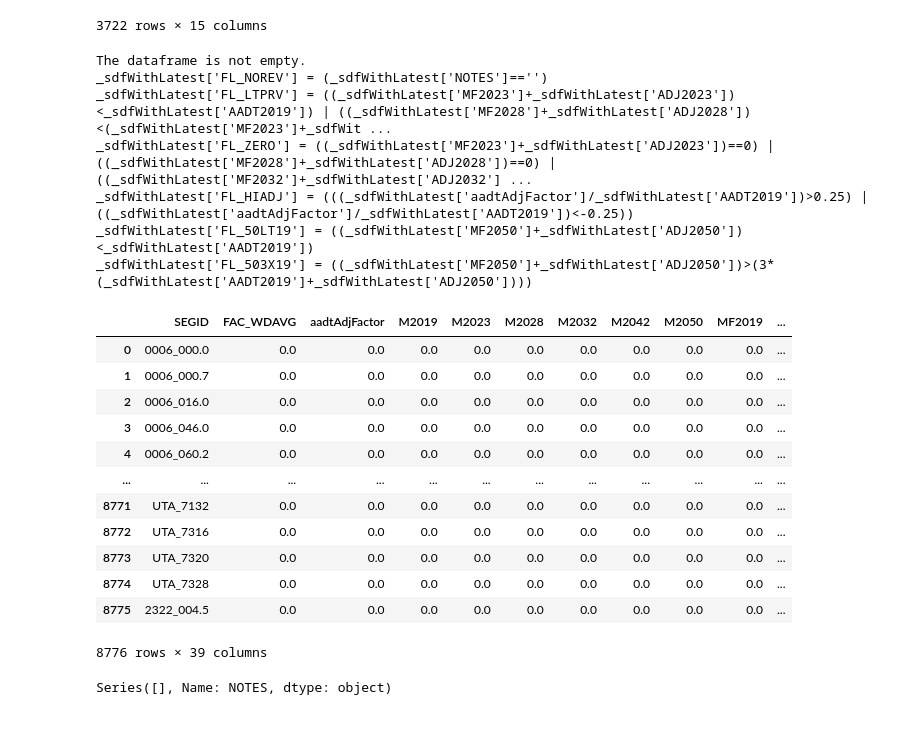
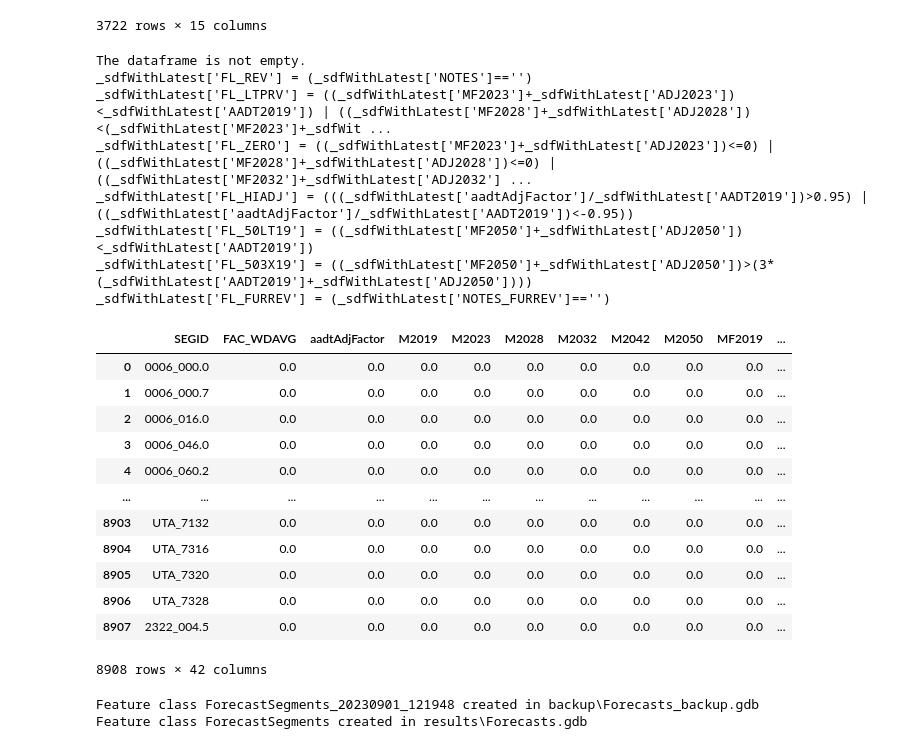
Before and after one commit to WFRCAnalytics/Traffic-Volume-Forecasts, a Jupyter notebook: 4-Prepare-Forecast-App-Data.ipynb, the cells around one changed output. Saved outputs shown, nothing was run; the diff lists cells and outputs as text; code cells hidden in the pictures.

Commit message:
Add more flags and start flag options in app

```diff
--- a/4-Prepare-Forecast-App-Data.ipynb
+++ b/4-Prepare-Forecast-App-Data.ipynb
@@ -4,6 +4,8 @@ from arcgis import GIS
 gis = GIS()
 import requests
 from datetime import datetime
+import arcpy
 
-bExportFeatureClass = False # export feature class
-bClearFlags = True # will clear all flag fields from backup
+bRedownloadLatest = False # will download feature class from agol, otherwise will use last download
+bExportFeatureClass = True # export feature class
+bClearFlags = False # will clear all flag fields from backup
@@ -183,14 +196,17 @@ if sorted_files:
     # Load the most recent backup into a dataframe
     dfLatest = pd.read_csv(latest_file)
 
+    print(f"Loaded {latest_file} into a DataFrame")
+
     if bClearFlags:
         # Specify columns to delete
-        columns_to_delete = [col for col in df.columns if col.startswith('FL_') or col.startswith('OV_')]
+        columns_to_delete = [col for col in dfLatest.columns if col.startswith('FL_') or col.startswith('OV_')]
 
         # Remove the specified columns from df_filtered
         dfLatest.drop(columns_to_delete, axis=1, inplace=True)
 
-    print(f"Loaded {latest_file} into a DataFrame")
+        print(f"Dropped FL_ and OV_ columns")
+
 else:
     dfLatest = pd.DataFrame()
     print("No backup files found in the directory.")
@@ -270,7 +287,9 @@ _sdf['ADJ2028'] = 0
 _sdf['ADJ2032'] = 0
 _sdf['ADJ2042'] = 0
 _sdf['ADJ2050'] = 0
+_sdf['ADJHIST'] = 0
 _sdf['NOTES'] = ""
+_sdf['NOTES_FURREV'] = ""
 
 # replace with latest file
 if dfLatest.empty:
@@ -278,8 +297,8 @@ if dfLatest.empty:
 else:
     print("The dataframe is not empty.")
 
-    # Specify columns to include
-    columns_to_include = [col for col in dfLatest.columns if col.startswith('ADJ') or col.startswith('FL_') or col.startswith('OV_') or col == 'SEGID' or col == 'NOTES']
+    # Specify columns to include from latest download (FLAGS WILL NOT BE INCLUDED WHEN FILTERED PRIOR TO THIS STEP)
+    columns_to_include = [col for col in dfLatest.columns if col.startswith('ADJ') or col.startswith('FL_') or col.startswith('OV_') or col == 'SEGID' or col == 'NOTES' or col == 'NOTES_FURREV']
 
     # Filter df_filtered to only have the specified columns
     dfLatest_filtered = dfLatest[columns_to_include]
@@ -295,58 +314,57 @@ else:
     _sdfWithLatest['NOTES'].fillna('0', inplace=True)
     _sdfWithLatest['NOTES'] = _sdfWithLatest['NOTES'].astype(str)
     _sdfWithLatest.loc[(_sdfWithLatest['NOTES']=='0'), 'NOTES'] = ''
 
+    _sdfWithLatest['NOTES_FURREV'].fillna('0', inplace=True)
+    _sdfWithLatest['NOTES_FURREV'] = _sdfWithLatest['NOTES_FURREV'].astype(str)
+    _sdfWithLatest.loc[(_sdfWithLatest['NOTES_FURREV']=='0'), 'NOTES_FURREV'] = ''
+
 # add flag columns
 # Loop through the rows of 'dfFlags'
 for index, row in dfFlags.iterrows():
     # Get the flag name from the 'flagName' column
     flag_name = row['flagName']
-    recalc = row['flagRecalc']
 
-    if recalc == True:
-        # Get the flag criteria from the 'flagCriteria' column (if needed)
-        flag_criteria = row['flagCriteria']
+    # Get the flag criteria from the 'flagCriteria' column (if needed)
+    flag_criteria = row['flagCriteria']
 
-        # Add a new column to 'dfSegs' with the flag name and set it equal to evaluated criteria, prepare criteria string with replace
-        expression = "_sdfWithLatest['" + flag_name + "'] = " + flag_criteria.replace("[", "_sdfWithLatest['").replace("]", "']")
-        print(expression)
+    # Add a new column to 'dfSegs' with the flag name and set it equal to evaluated criteria, prepare criteria string with replace
+    expression = "_sdfWithLatest['" + flag_name + "'] = " + flag_criteria.replace("[", "_sdfWithLatest['").replace("]", "']")
+    print(expression)
 
-        # execute expression!
-        exec(expression)
-        #print(result)  # Output will be 11
+    # execute expression!
+    exec(expression)
+    #print(result)  # Output will be 11
 
-        # add override column
-        _sdfWithLatest[flag_name.replace('FL_', 'OV_')] = 0
+    # add override column
+    _sdfWithLatest[flag_name.replace('FL_', 'OV_')] = 0
 
 _sdfWithLatest.fillna(0,inplace=True)
 
 sdfSegmentsWData = _sdfWithLatest
 sdfSegmentsWData
 # %% [output]
 The dataframe is not empty.
-_sdfWithLatest['FL_NOREV'] = (_sdfWithLatest['NOTES']=='')
+_sdfWithLatest['FL_REV'] = (_sdfWithLatest['NOTES']=='')
 _sdfWithLatest['FL_LTPRV'] = ((_sdfWithLatest['MF2023']+_sdfWithLatest['ADJ2023'])<_sdfWithLatest['AADT2019']) | ((_sdfWithLatest['MF2028']+_sdfWithLatest['ADJ2028'])<(_sdfWithLatest['MF2023']+_sdfWit ...
-_sdfWithLatest['FL_ZERO'] = ((_sdfWithLatest['MF2023']+_sdfWithLatest['ADJ2023'])==0) | ((_sdfWithLatest['MF2028']+_sdfWithLatest['ADJ2028'])==0) | ((_sdfWithLatest['MF2032']+_sdfWithLatest['ADJ2032'] ...
-_sdfWithLatest['FL_HIADJ'] = (((_sdfWithLatest['aadtAdjFactor']/_sdfWithLatest['AADT2019'])>0.25) | ((_sdfWithLatest['aadtAdjFactor']/_sdfWithLatest['AADT2019'])<-0.25))
+_sdfWithLatest['FL_ZERO'] = ((_sdfWithLatest['MF2023']+_sdfWithLatest['ADJ2023'])<=0) | ((_sdfWithLatest['MF2028']+_sdfWithLatest['ADJ2028'])<=0) | ((_sdfWithLatest['MF2032']+_sdfWithLatest['ADJ2032'] ...
+_sdfWithLatest['FL_HIADJ'] = (((_sdfWithLatest['aadtAdjFactor']/_sdfWithLatest['AADT2019'])>0.95) | ((_sdfWithLatest['aadtAdjFactor']/_sdfWithLatest['AADT2019'])<-0.95))
 _sdfWithLatest['FL_50LT19'] = ((_sdfWithLatest['MF2050']+_sdfWithLatest['ADJ2050'])<_sdfWithLatest['AADT2019'])
 _sdfWithLatest['FL_503X19'] = ((_sdfWithLatest['MF2050']+_sdfWithLatest['ADJ2050'])>(3*(_sdfWithLatest['AADT2019']+_sdfWithLatest['ADJ2050'])))
+_sdfWithLatest['FL_FURREV'] = (_sdfWithLatest['NOTES_FURREV']=='')
 |  | SEGID | FAC_WDAVG | aadtAdjFactor | M2019 | M2023 | M2028 | M2032 | M2042 | M2050 | MF2019 | ... |
 | 0 | 0006_000.0 | 0.0 | 0.0 | 0.0 | 0.0 | 0.0 | 0.0 | 0.0 | 0.0 | 0.0 | ... |
 | 1 | 0006_000.7 | 0.0 | 0.0 | 0.0 | 0.0 | 0.0 | 0.0 | 0.0 | 0.0 | 0.0 | ... |
 | 2 | 0006_016.0 | 0.0 | 0.0 | 0.0 | 0.0 | 0.0 | 0.0 | 0.0 | 0.0 | 0.0 | ... |
 | 3 | 0006_046.0 | 0.0 | 0.0 | 0.0 | 0.0 | 0.0 | 0.0 | 0.0 | 0.0 | 0.0 | ... |
 | 4 | 0006_060.2 | 0.0 | 0.0 | 0.0 | 0.0 | 0.0 | 0.0 | 0.0 | 0.0 | 0.0 | ... |
 | ... | ... | ... | ... | ... | ... | ... | ... | ... | ... | ... | ... |
-| 8771 | UTA_7132 | 0.0 | 0.0 | 0.0 | 0.0 | 0.0 | 0.0 | 0.0 | 0.0 | 0.0 | ... |
-| 8772 | UTA_7316 | 0.0 | 0.0 | 0.0 | 0.0 | 0.0 | 0.0 | 0.0 | 0.0 | 0.0 | ... |
-| 8773 | UTA_7320 | 0.0 | 0.0 | 0.0 | 0.0 | 0.0 | 0.0 | 0.0 | 0.0 | 0.0 | ... |
-| 8774 | UTA_7328 | 0.0 | 0.0 | 0.0 | 0.0 | 0.0 | 0.0 | 0.0 | 0.0 | 0.0 | ... |
-| 8775 | 2322_004.5 | 0.0 | 0.0 | 0.0 | 0.0 | 0.0 | 0.0 | 0.0 | 0.0 | 0.0 | ... |
+| 8903 | UTA_7132 | 0.0 | 0.0 | 0.0 | 0.0 | 0.0 | 0.0 | 0.0 | 0.0 | 0.0 | ... |
+| 8904 | UTA_7316 | 0.0 | 0.0 | 0.0 | 0.0 | 0.0 | 0.0 | 0.0 | 0.0 | 0.0 | ... |
+| 8905 | UTA_7320 | 0.0 | 0.0 | 0.0 | 0.0 | 0.0 | 0.0 | 0.0 | 0.0 | 0.0 | ... |
+| 8906 | UTA_7328 | 0.0 | 0.0 | 0.0 | 0.0 | 0.0 | 0.0 | 0.0 | 0.0 | 0.0 | ... |
+| 8907 | 2322_004.5 | 0.0 | 0.0 | 0.0 | 0.0 | 0.0 | 0.0 | 0.0 | 0.0 | 0.0 | ... |
-8776 rows × 39 columns
+8908 rows × 42 columns
-# %%
-display(_sdfWithLatest[_sdfWithLatest['NOTES']==0]['NOTES'])
-# %% [output]
-Series([], Name: NOTES, dtype: object)
 # %%
 # export
 #if bShapefileExport: #sdfSegmentsWData.spatial.to_featureclass('results/ForecastSegments/ForecastSegments.shp',sanitize_columns=False)
@@ -380,6 +398,12 @@ if bExportFeatureClass:
     sdfSegmentsWData.spatial.to_featureclass(location=f"{gdb_path}\\{feature_class_name}", sanitize_columns=False)
 
     print(f"Feature class {feature_class_name} created in {gdb_path}")
+
+else:
+    print ('not exported')
+# %% [output]
+Feature class ForecastSegments_20230901_121948 created in backup\Forecasts_backup.gdb
+Feature class ForecastSegments created in results\Forecasts.gdb
 # %%
 sdfSegmentsWData
 # %% [output]
```
Also changed, not shown: parts of 9 cells of this notebook, 53 other files.
